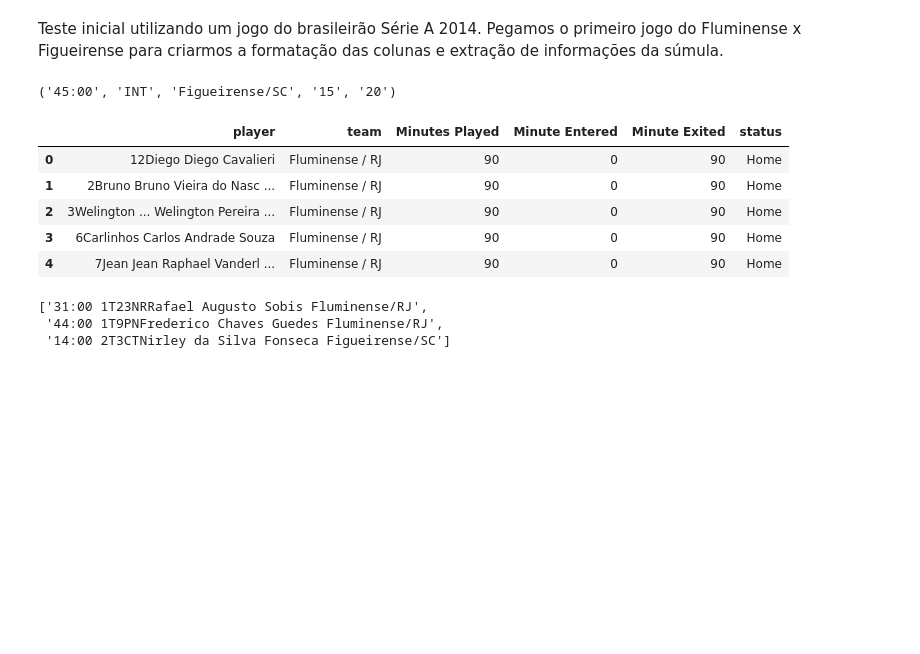
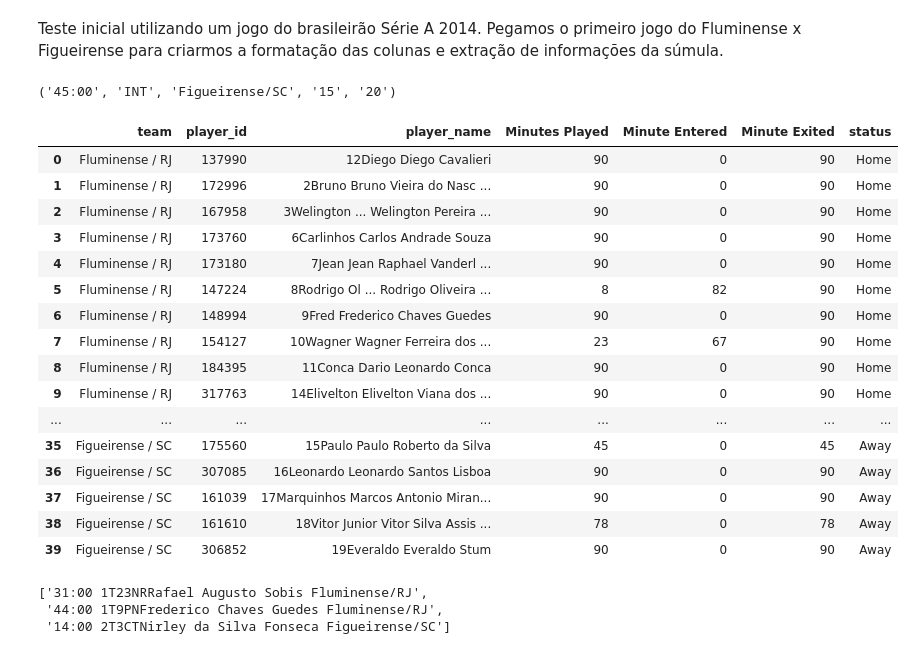
Before and after one commit to ramalhogs/Football-ranking-players, a Jupyter notebook: notebooks/formatacao_sumulas.ipynb, the cells around one changed output. Saved outputs shown, nothing was run; the diff lists cells and outputs as text; code cells hidden in the pictures; blank space fills up the shorter version.

```diff
--- a/notebooks/formatacao_sumulas.ipynb
+++ b/notebooks/formatacao_sumulas.ipynb
@@ -25,12 +26,21 @@ team_changes = df_transposto.iloc[1, 5]
 # Criando DataFrame dos jogadores
 new_df_players = pd.DataFrame(players_teams, columns=['player', 'team'])
 
+def extract_id(player_string):
+    # Ajuste para garantir que captura corretamente todas as variantes de ID
+    match = re.search(r'T\(g\)?P(\d+)|RP(\d+)|TP(\d+)', player_string, re.IGNORECASE)
+    if match:
+        return next((m for m in match.groups() if m), None)
+    return None
+
 # Limpeza dos nomes dos jogadores
 def clean_player_name(player):
     clean_name = re.sub(r'\s+T.*|\s+TP.*|\s+RP.*|\s+T(g).*', '', player)  # Remove texto após 'T' ou 'TP'
     return clean_name
 
-new_df_players['player'] = new_df_players['player'].apply(clean_player_name)
+new_df_players['player_id'] = new_df_players['player'].apply(extract_id)
+new_df_players['player_name'] = new_df_players['player'].apply(clean_player_name)
+
 
 def parse_team_changes(changes):
     pattern = re.compile(r'(\d{2}:\d{2}) (INT|\d+T)([\w\s]+/\w+) (\d+) - [^\d]+ (\d+) - [^\d]+')
@@ -55,43 +65,54 @@ new_df_players['Minute Exited'] = 90  # Todos os jogadores começam com saída n
 for time, half, team, player_out_number, player_in_number in parsed_changes:
     minute = int(time.split(':')[0])
     team = team.replace('/', ' / ')  # Formatando o nome do time corretamente
 
     if '2T' in half:
         minute_entered = 45 + minute
         minute_exited = 45 + minute
     else:
         minute_entered = minute
         minute_exited = minute
 
     # Atualizar o jogador que entrou
-    mask_in = (new_df_players['player'].apply(lambda x: re.match(r'^' + player_in_number + r'\D', x) is not None) &
+    mask_in = (new_df_players['player_name'].apply(lambda x: re.match(r'^' + player_in_number + r'\D', x) is not None) &
                (new_df_players['team'] == team))
     new_df_players.loc[mask_in, 'Minute Entered'] = minute_entered
     new_df_players.loc[mask_in, 'Minute Exited'] = 90  # O jogador que entra fica até o final do jogo
 
     # Atualizar o jogador que saiu
-    mask_out = (new_df_players['player'].apply(lambda x: re.match(r'^' + player_out_number + r'\D', x) is not None) &
+    mask_out = (new_df_players['player_name'].apply(lambda x: re.match(r'^' + player_out_number + r'\D', x) is not None) &
                 (new_df_players['team'] == team))
     new_df_players.loc[mask_out, 'Minute Exited'] = minute_exited
 
 # Recalcular os minutos jogados com base nos minutos de entrada e saída
 new_df_players['Minutes Played'] = new_df_players['Minute Exited'] - new_df_players['Minute Entered']
 
 #setando Home ou Away
 home_team = df_transposto.iloc[1, 0]
 new_df_players['status'] = np.where(new_df_players['team'] == home_team, 'Home', 'Away')
 
-
+new_df_players = new_df_players.drop(columns='player')
 # Visualizando o novo DataFrame
-new_df_players.head()
+new_df_players
 # %% [output]
 ('45:00', 'INT', 'Figueirense/SC', '15', '20')
-|  | player | team | Minutes Played | Minute Entered | Minute Exited | status |
-| 0 | 12Diego Diego Cavalieri | Fluminense / RJ | 90 | 0 | 90 | Home |
-| 1 | 2Bruno Bruno Vieira do Nasc ... | Fluminense / RJ | 90 | 0 | 90 | Home |
-| 2 | 3Welington ... Welington Pereira ... | Fluminense / RJ | 90 | 0 | 90 | Home |
-| 3 | 6Carlinhos Carlos Andrade Souza | Fluminense / RJ | 90 | 0 | 90 | Home |
-| 4 | 7Jean Jean Raphael Vanderl ... | Fluminense / RJ | 90 | 0 | 90 | Home |
+|  | team | player_id | player_name | Minutes Played | Minute Entered | Minute Exited | status |
+| 0 | Fluminense / RJ | 137990 | 12Diego Diego Cavalieri | 90 | 0 | 90 | Home |
+| 1 | Fluminense / RJ | 172996 | 2Bruno Bruno Vieira do Nasc ... | 90 | 0 | 90 | Home |
+| 2 | Fluminense / RJ | 167958 | 3Welington ... Welington Pereira ... | 90 | 0 | 90 | Home |
+| 3 | Fluminense / RJ | 173760 | 6Carlinhos Carlos Andrade Souza | 90 | 0 | 90 | Home |
+| 4 | Fluminense / RJ | 173180 | 7Jean Jean Raphael Vanderl ... | 90 | 0 | 90 | Home |
+| 5 | Fluminense / RJ | 147224 | 8Rodrigo Ol ... Rodrigo Oliveira ... | 8 | 82 | 90 | Home |
+| 6 | Fluminense / RJ | 148994 | 9Fred Frederico Chaves Guedes | 90 | 0 | 90 | Home |
+| 7 | Fluminense / RJ | 154127 | 10Wagner Wagner Ferreira dos ... | 23 | 67 | 90 | Home |
+| 8 | Fluminense / RJ | 184395 | 11Conca Dario Leonardo Conca | 90 | 0 | 90 | Home |
+| 9 | Fluminense / RJ | 317763 | 14Elivelton Elivelton Viana dos ... | 90 | 0 | 90 | Home |
+| ... | ... | ... | ... | ... | ... | ... | ... |
+| 35 | Figueirense / SC | 175560 | 15Paulo Paulo Roberto da Silva | 45 | 0 | 45 | Away |
+| 36 | Figueirense / SC | 307085 | 16Leonardo Leonardo Santos Lisboa | 90 | 0 | 90 | Away |
+| 37 | Figueirense / SC | 161039 | 17Marquinhos Marcos Antonio Miran... | 90 | 0 | 90 | Away |
+| 38 | Figueirense / SC | 161610 | 18Vitor Junior Vitor Silva Assis ... | 78 | 0 | 78 | Away |
+| 39 | Figueirense / SC | 306852 | 19Everaldo Everaldo Stum | 90 | 0 | 90 | Away |
 # %%
 df_transposto.iloc[1,4]
 # %% [output]
```
Also changed, not shown: parts of 1 cell of this notebook, 1 other file.
